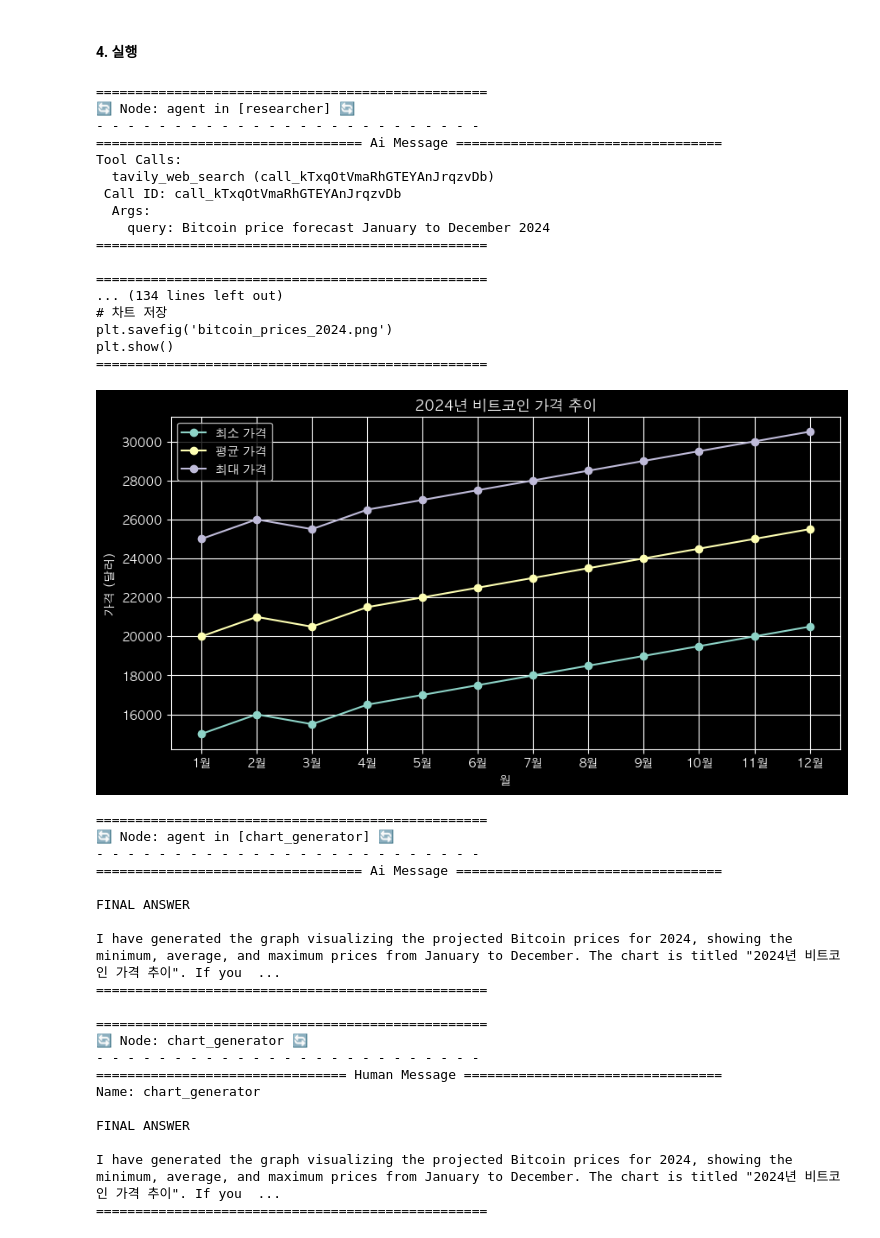
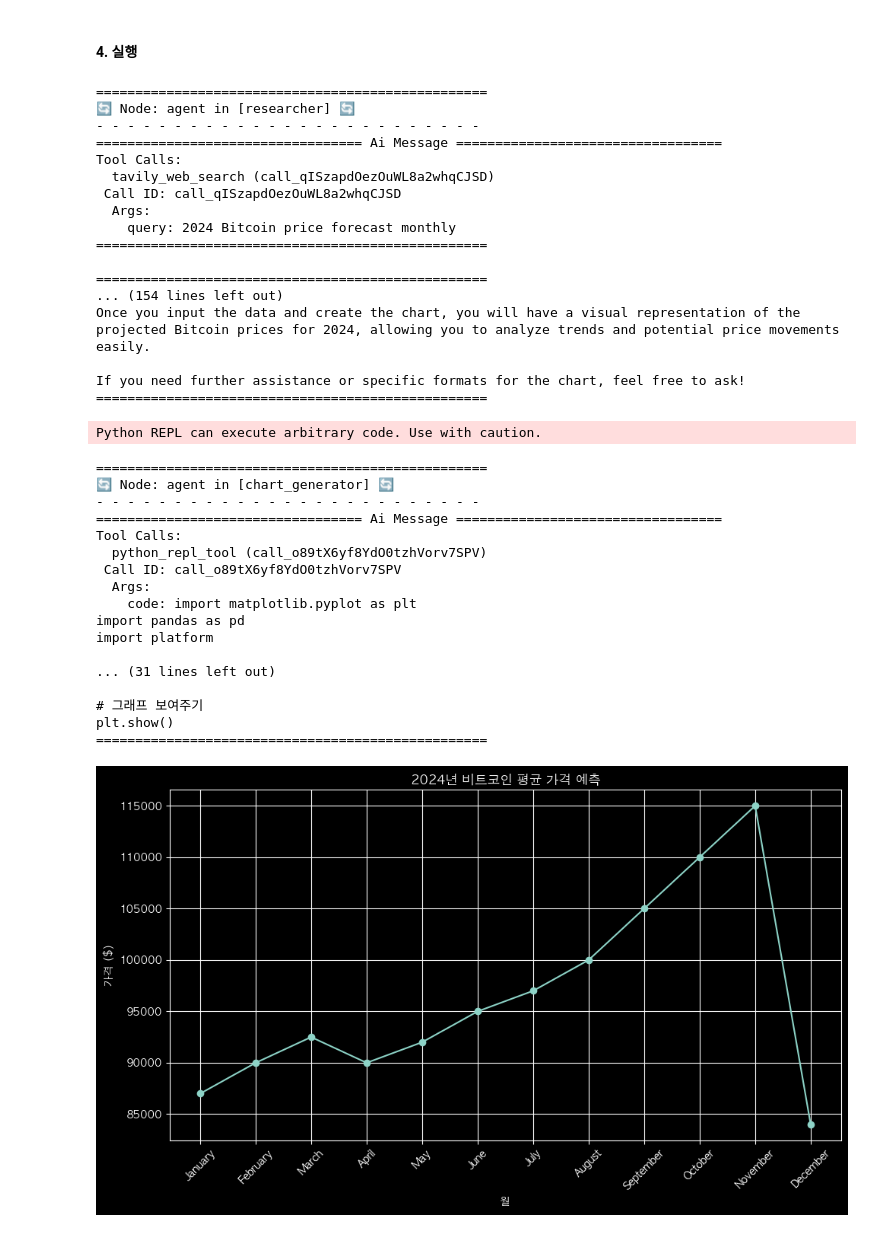
Before and after one commit to nobodyjbj/langchain-tutorial, a Jupyter notebook: 17-LangGraph/03-Use-Cases/06.LnagGraph-Multi-Agent-Collaboration.ipynb, the cells around one changed output. Cells and saved outputs as stored; diff of their text form; code cells hidden in the pictures.

Commit message:
LangGraph-Use-Case

```diff
--- a/17-LangGraph/03-Use-Cases/06.LnagGraph-Multi-Agent-Collaboration.ipynb
+++ b/17-LangGraph/03-Use-Cases/06.LnagGraph-Multi-Agent-Collaboration.ipynb
@@ -44,7 +44,7 @@ Langsmith 추적이 활성화되었습니다. [프로젝트명: 17.LangGraph-Use
 from models import get_model_name, LLMs
 
 # 모델명 정의
-MODEL_NAME = get_model_name(LLMs.GPT4o_MINI)
+MODEL_NAME = get_model_name(LLMs.GPT4)
 print(MODEL_NAME)
 # %% [output]
 gpt-4o-mini
@@ -254,60 +254,57 @@ visualize_graph(app, xray=True)
 # %% [markdown]
 #### 4. 실행
 # %%
-
 from langchain_core.runnables import RunnableConfig
 from langchain_print import random_uuid, invoke_graph
 
 # config 설정(재귀 최대 횟수, thread_id)
 config = RunnableConfig(recursion_limit=10, configurable={"thread_id": random_uuid()})
 
 # 질문 입력
 inputs = {
     "messages": [
         HumanMessage(
-            content="2024년 1월부터 12월까지 비트코인 가격 추이를 그래프로 시각화 해주세요."
+            content="2024년 1월부터 12월까지 비트코인 가격을 월별 그래프로 그려주세요."
         )
     ],
 }
 
 # 그래프 실행
 invoke_graph(app, inputs, config, node_names=["researcher", "chart_generator", "agent"])
 # %% [output]
 ==================================================
 🔄 Node: agent in [researcher] 🔄
 - - - - - - - - - - - - - - - - - - - - - - - - -
 ================================== Ai Message ==================================
 Tool Calls:
-  tavily_web_search (call_kTxqOtVmaRhGTEYAnJrqzvDb)
- Call ID: call_kTxqOtVmaRhGTEYAnJrqzvDb
+  tavily_web_search (call_qISzapdOezOuWL8a2whqCJSD)
+ Call ID: call_qISzapdOezOuWL8a2whqCJSD
   Args:
-    query: Bitcoin price forecast January to December 2024
+    query: 2024 Bitcoin price forecast monthly
 ==================================================
 
 ==================================================
-... (134 lines left out)
-# 차트 저장
-plt.savefig('bitcoin_prices_2024.png')
-plt.show()
+... (154 lines left out)
+Once you input the data and create the chart, you will have a visual representation of the projected Bitcoin prices for 2024, allowing you to analyze trends and potential price movements easily.
+
+If you need further assistance or specific formats for the chart, feel free to ask!
 ==================================================
+Python REPL can execute arbitrary code. Use with caution.
+==================================================
+🔄 Node: agent in [chart_generator] 🔄
+- - - - - - - - - - - - - - - - - - - - - - - - -
+================================== Ai Message ==================================
+Tool Calls:
+  python_repl_tool (call_o89tX6yf8YdO0tzhVorv7SPV)
+ Call ID: call_o89tX6yf8YdO0tzhVorv7SPV
+  Args:
+    code: import matplotlib.pyplot as plt
+import pandas as pd
+import platform
+
+... (31 lines left out)
+
+# 그래프 보여주기
+plt.show()
+==================================================
-[figure, old version]
+[figure, new version]
-==================================================
-🔄 Node: agent in [chart_generator] 🔄
-- - - - - - - - - - - - - - - - - - - - - - - - -
-================================== Ai Message ==================================
-
-FINAL ANSWER
-
-I have generated the graph visualizing the projected Bitcoin prices for 2024, showing the minimum, average, and maximum prices from January to December. The chart is titled "2024년 비트코인 가격 추이". If you  ...
-==================================================
-
-==================================================
-🔄 Node: chart_generator 🔄
-- - - - - - - - - - - - - - - - - - - - - - - - -
-================================ Human Message =================================
-Name: chart_generator
-
-FINAL ANSWER
-
-I have generated the graph visualizing the projected Bitcoin prices for 2024, showing the minimum, average, and maximum prices from January to December. The chart is titled "2024년 비트코인 가격 추이". If you  ...
-==================================================
```
Also changed, not shown: parts of 1 cell of this notebook.
